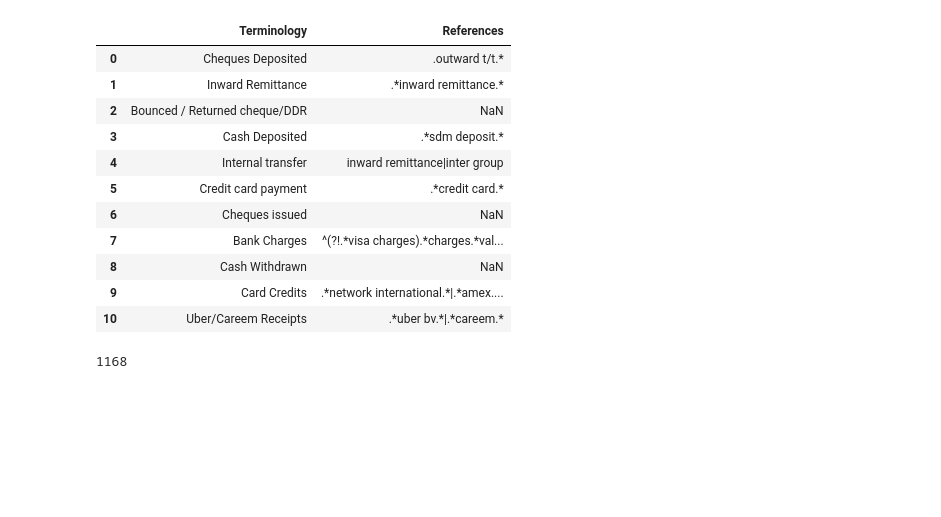
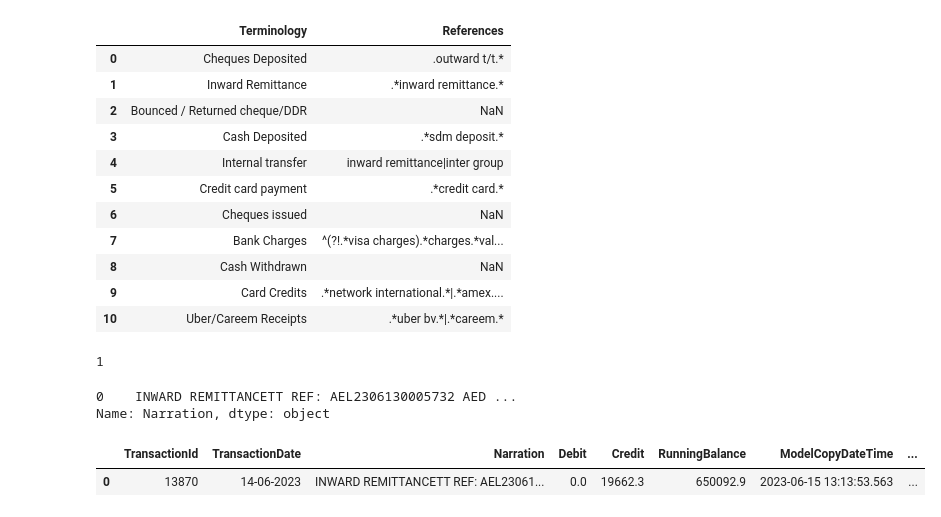
Before and after one commit to RamyaRagu2506/dev_pdf_to-_excel, a Jupyter notebook: test.ipynb, the cells around one changed output. Cells and saved outputs as stored; diff of their text form; code cells hidden in the pictures; blank space fills up the shorter version.

```diff
--- a/test.ipynb
+++ b/test.ipynb
@@ -8,7 +8,7 @@ import os
 import pyodbc
 import re
 # %%
-incoming_input_pdf_nbd = "pdf/processed/Account_Details_03Jun2023_133827_NBD_2023-06-14T17:05:30.3232782Z.pdf"
+incoming_input_pdf_nbd = "pdf/processed/Account_Details_03Jun2023_133827_Emirates-NBD-Classic-Luxury-Main_2023-06-14T17:05:30.3232782Z.pdf"
 incoming_input_pdf_cbd = "pdf/processed/Account_Details_03Jun2023_133827_CBD_2023-06-14T17:05:30.3232782Z.pdf"
 incoming_input_pdf_cltrak = "pdf/processed/Account_Details_03Jun2023_133827_CLTRAK_2023-06-14T17:05:30.3232782Z.pdf"
 # %%
@@ -28,7 +28,7 @@ try:
 
     # Read rows from the SQL table
     cursor = conn.cursor()
-    cursor.execute(f"SELECT * FROM {table_name}")
+    cursor.execute(f"SELECT * FROM {table_name} where TransactionId=13870")
     rows = cursor.fetchall()
 
     # Get column names from the cursor description
@@ -62,7 +53,7 @@ from datetime import datetime
 def read_user_input_data(input_file, df_input):
     current_datetime = datetime.now()
     Current_Date= current_datetime.strftime("%Y-%m-%d")
-    filter_date = pd.to_datetime('2023-06-14').date()
+    filter_date = pd.to_datetime(Current_Date).date()
     print(filter_date)
     df_input['ModelDate'] = pd.to_datetime(df_input['ModelCopyDateTime'])
     df_input['ModelDateExtracted']=df_input['ModelDate'].dt.date
@@ -125,13 +116,23 @@ df_reference
 | 9 | Card Credits | .*network international.*|.*amex.... |
 | 10 | Uber/Careem Receipts | .*uber bv.*|.*careem.* |
 # %%
-#new_nbd = new_nbd.dropna(subset=['Narration'])
+new_nbd = new_nbd.dropna(subset=['Narration'])
 new_nbd_without_nulls = new_nbd.dropna(subset=['Narration'])
 # %%
 new_transactions = new_nbd_without_nulls['Narration']
 print(len(new_transactions))
 # %% [output]
-1168
+1
+# %%
+new_transactions
+# %% [output]
+0    INWARD REMITTANCETT REF: AEL2306130005732 AED ...
+Name: Narration, dtype: object
+# %%
+new_nbd
+# %% [output]
+|  | TransactionId | TransactionDate | Narration | Debit | Credit | RunningBalance | ModelCopyDateTime | ... |
+| 0 | 13870 | 14-06-2023 | INWARD REMITTANCETT REF: AEL23061... | 0.0 | 19662.3 | 650092.9 | 2023-06-15 13:13:53.563 | ... |
 # %%
 from joblib import dump, load
 from sklearn.feature_extraction.text import TfidfVectorizer
```
Also changed, not shown: parts of 17 cells of this notebook, 3 other files.
